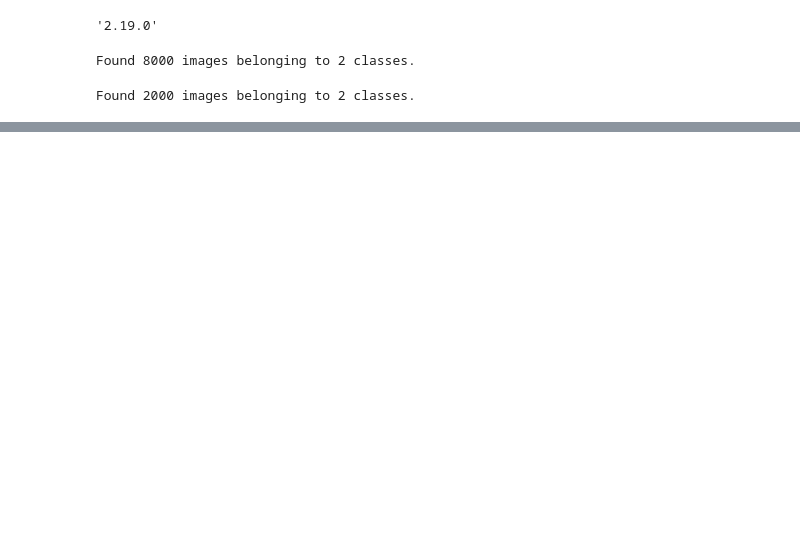
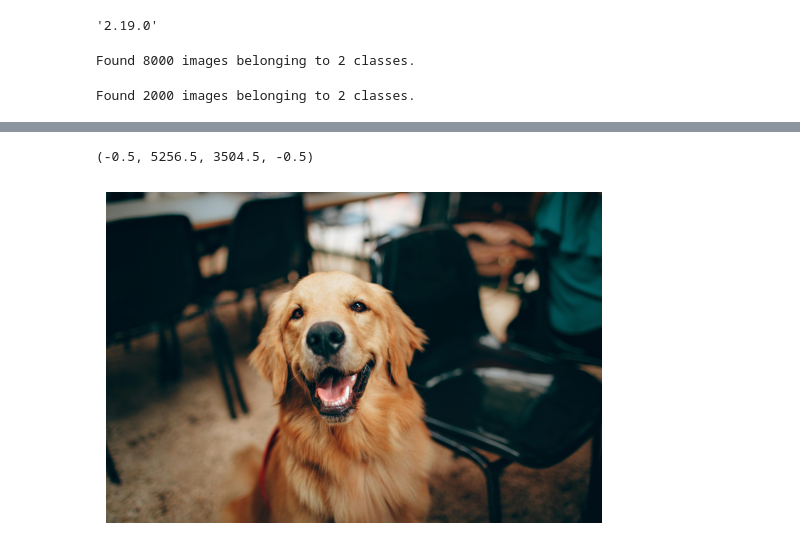
Before and after one commit to eshaansingla/Python, a Jupyter notebook: ML/Deep Learning/CNN/cnn.ipynb, the cells around one changed output, grey strips where cells are left out. Cells and saved outputs as stored; diff of their text form; code cells hidden in the pictures; blank space fills up the shorter version.

```diff
--- a/ML/Deep Learning/CNN/cnn.ipynb
+++ b/ML/Deep Learning/CNN/cnn.ipynb
@@ -38,0 +82,14 @@ cnn.add(tf.keras.layers.Dense(units=1,activation='sigmoid'))
+# %%
+img_path='dog.jpeg'
+img=image.load_img(img_path,target_size=(64,64))
+pic=img
+img=image.img_to_array(img)
+img=np.expand_dims(img,axis=0)
+result=cnn.predict(img)
+if result[0][0]==1:
+    print('Doggy')
+else:
+    print('Kitty')
+plt.imshow(image.load_img(img_path))
+plt.axis('off')
+# %% [output]
@@ -38,0 +98,2 @@ cnn.add(tf.keras.layers.Dense(units=1,activation='sigmoid'))
+(-0.5, 5256.5, 3504.5, -0.5)
+[figure, added]
```
Also changed, not shown: parts of 3 cells of this notebook, 2 other files.
